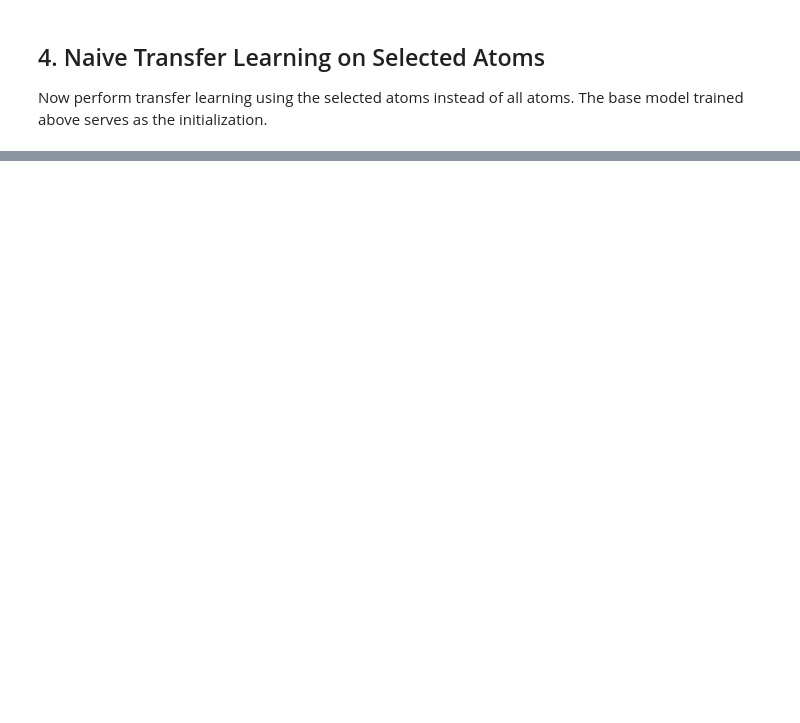
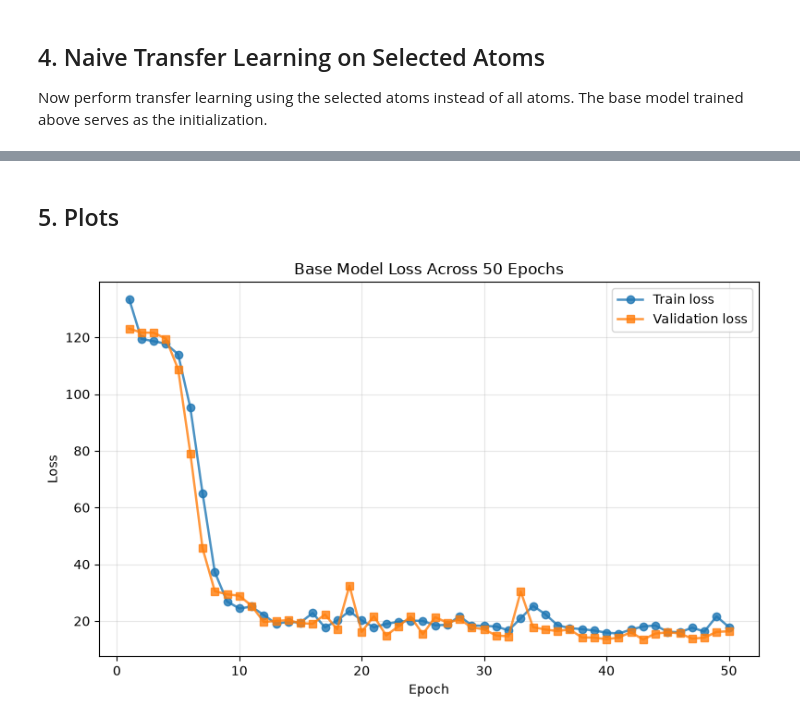
Before and after one commit to yoghurtfork/X-MACE, a Jupyter notebook: sampling/sampling.ipynb, the cells around one changed output, grey strips where cells are left out. Saved outputs shown, nothing was run; the diff lists cells and outputs as text; code cells hidden in the pictures; blank space fills up the shorter version.

```diff
--- a/sampling/sampling.ipynb
+++ b/sampling/sampling.ipynb
@@ -213,7 +206,6 @@ print(f"Total parameters: {tools.count_parameters(base_model)}")
 Base model class: AutoencoderExcitedMACE
 Total parameters: 54269
 # %%
-# Define loss function and training helper
 loss_fn = modules.InvariantsWeightedEnergyForcesNacsDipoleLoss(
     energy_weight=1.0,
     forces_weight=5.0,
@@ -236,4 +228,4 @@ def add_autoencoder_targets(active_model, batch, output):
     )
     return output
 
-print("Loss function defined")
+optimizer = torch.optim.Adam(base_model.parameters(), lr=BASE_MODEL_LR)
@@ -242,6 +232,4 @@ Loss function defined
 # %%
-# Initialize optimizer and train base model
-base_optimizer = torch.optim.Adam(base_model.parameters(), lr=BASE_MODEL_LR)
 base_history = []
 
 for epoch in range(BASE_MODEL_MAX_EPOCHS):
@@ -251,7 +239,7 @@ for epoch in range(BASE_MODEL_MAX_EPOCHS):
 
     for batch in base_train_loader:
         batch = batch.to(DEVICE)
-        base_optimizer.zero_grad(set_to_none=True)
+        optimizer.zero_grad(set_to_none=True)
 
         output = base_model(
             batch.to_dict(),
@@ -265,7 +253,7 @@ for epoch in range(BASE_MODEL_MAX_EPOCHS):
         loss = loss_fn(ref=batch, pred=output)
         loss.backward()
         torch.nn.utils.clip_grad_norm_(base_model.parameters(), max_norm=10.0)
-        base_optimizer.step()
+        optimizer.step()
         train_losses.append(float(loss.detach().cpu()))
 
     base_model.eval()
@@ -310,6 +306,7 @@ Now perform transfer learning using the selected atoms instead of all atoms. The
 # Transfer learning parameters
 TRANSFER_MAX_EPOCHS = 50
 TRANSFER_LR = 5.0e-4
+TRANSFER_VALID_FRACTION = 0.20
 
 # Create MACE Configuration objects from selected atoms
 transfer_configs = data.config_from_atoms_list(
@@ -322,13 +319,10 @@ transfer_configs = data.config_from_atoms_list(
 # Split selected configurations into train/validation sets
 transfer_train_configs, transfer_valid_configs = data.random_train_valid_split(
     transfer_configs,
-    valid_fraction=VALID_FRACTION,
+    valid_fraction=TRANSFER_VALID_FRACTION,
     seed=SEED,
     work_dir=str(ROOT_PATH),
 )
 
-print(f"Transfer learning config:")
-print(f"  Max epochs: {TRANSFER_MAX_EPOCHS}")
-print(f"  Learning rate: {TRANSFER_LR}")
-print(f"  Train configs: {len(transfer_train_configs)}")
-print(f"  Valid configs: {len(transfer_valid_configs)}")
+print(f"Train configs: {len(transfer_train_configs)}")
+print(f"Valid configs: {len(transfer_valid_configs)}")
@@ -335,11 +332,11 @@ print(f"  Valid configs: {len(transfer_valid_configs)}")
 # %%
 # Convert Configuration objects to graph data objects
 transfer_train_set = [
-    data.AtomicData.from_config(config, z_table=z_table_base, cutoff=R_MAX)
+    data.AtomicData.from_config(config, z_table=z_table, cutoff=R_MAX)
     for config in transfer_train_configs
 ]
 transfer_valid_set = [
-    data.AtomicData.from_config(config, z_table=z_table_base, cutoff=R_MAX)
+    data.AtomicData.from_config(config, z_table=z_table, cutoff=R_MAX)
     for config in transfer_valid_configs
 ]
 
@@ -356,8 +353,6 @@ transfer_valid_loader = torch_geometric.dataloader.DataLoader(
     shuffle=False,
     drop_last=False,
 )
-
-print(f"Transfer learning dataloaders created")
 # %%
 # Make a deep copy of the base model for transfer learning
 transfer_model = copy.deepcopy(base_model).to(DEVICE)
@@ -433 +444,23 @@ print(f"Final valid loss: {transfer_history[-1]['valid_loss']:.6f}")
+# %% [markdown]
+## 5. Plots
+# %%
+import matplotlib.pyplot as plt
+
+# Plot base model training history
+base_epochs = [row["epoch"] for row in base_history]
+base_train_losses = [row["train_loss"] for row in base_history]
+base_valid_losses = [row["valid_loss"] for row in base_history]
+
+fig, ax = plt.subplots(figsize=(8, 5))
+ax.plot(base_epochs, base_train_losses, marker="o", linewidth=1.8, label="Train loss", alpha=0.8)
+ax.plot(base_epochs, base_valid_losses, marker="s", linewidth=1.8, label="Validation loss", alpha=0.8)
+ax.set_xlabel("Epoch")
+ax.set_ylabel("Loss")
+ax.set_title(f"Base Model Loss Across {BASE_MODEL_MAX_EPOCHS} Epochs")
+ax.grid(True, alpha=0.3)
+ax.legend()
+fig.tight_layout()
+plt.show()
+# %% [output]
+[figure, added]
 # %%
```
Also changed, not shown: parts of 17 cells of this notebook, 5 other files.
